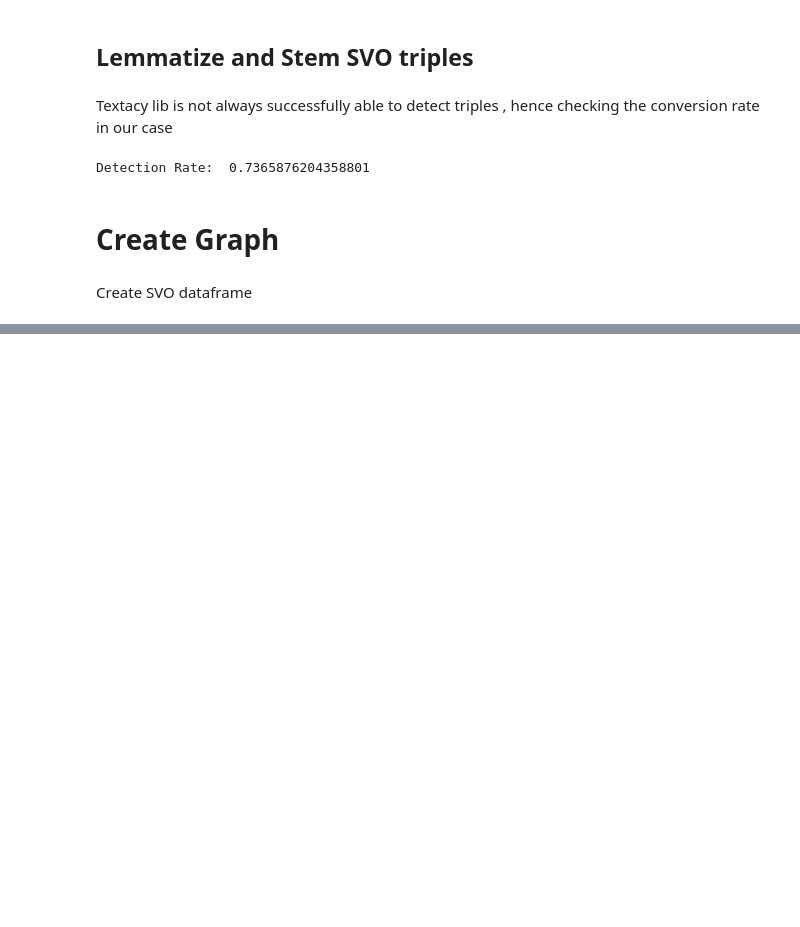
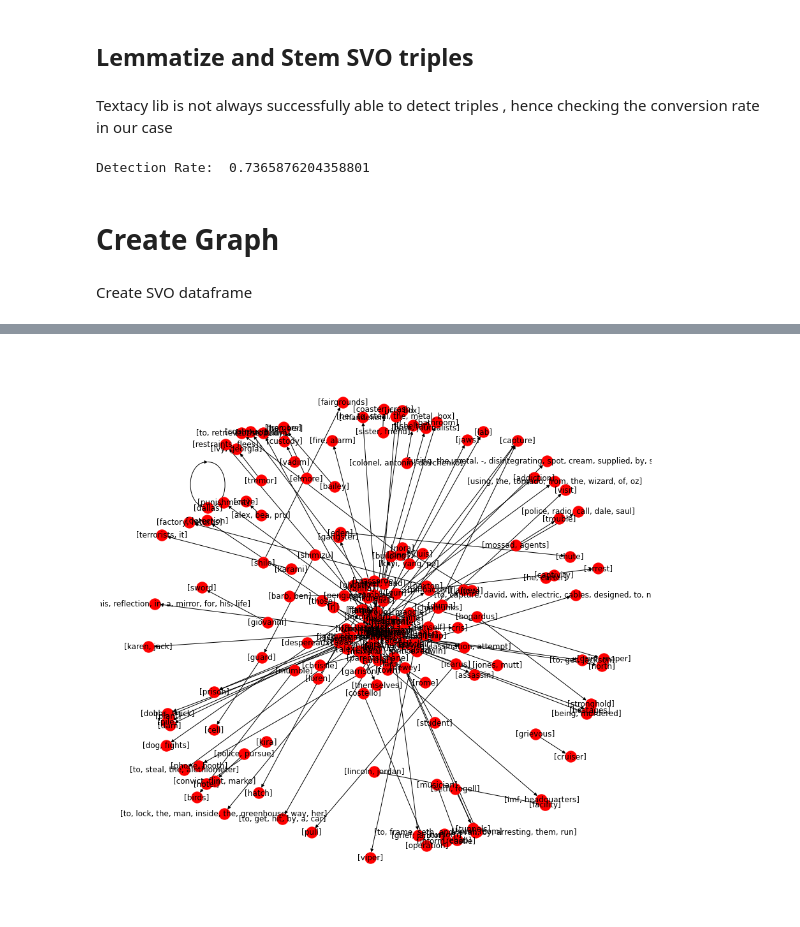
Before and after one commit to asmita-mukherjee/KnowLedgeGraph, a Jupyter notebook: KnowLedgeGraph.ipynb, the cells around one changed output, grey strips where cells are left out. Saved outputs shown, nothing was run; the diff lists cells and outputs as text; code cells hidden in the pictures; blank space fills up the shorter version.

Commit message:
Knowledge Graph visualization and basic understanding

```diff
--- a/KnowLedgeGraph.ipynb
+++ b/KnowLedgeGraph.ipynb
@@ -182,0 +187,3 @@ KG_df.head()
+# %%
+# create a directed-graph from a dataframe
+G= nx.from_pandas_edgelist(KG_df, "source", "target", edge_attr=True, create_using=nx.MultiDiGraph())
@@ -182,0 +194,11 @@ KG_df.head()
+# %%
+# Visualize a single relation as knowledge Graph
+G_single_edge = nx.from_pandas_edgelist(KG_df[KG_df['edge']=='escap'], "source", "target", edge_attr=True, create_using=nx.MultiDiGraph())
+# %%
+plt.figure(figsize=(12,12))
+
+pos = nx.spring_layout(G)
+nx.draw(G_single_edge, with_labels=True, node_color='red', edge_cmap=plt.cm.Blues, pos = pos)
+plt.show()
+# %% [output]
+[figure, added]
```
Also changed, not shown: parts of 17 cells of this notebook.
